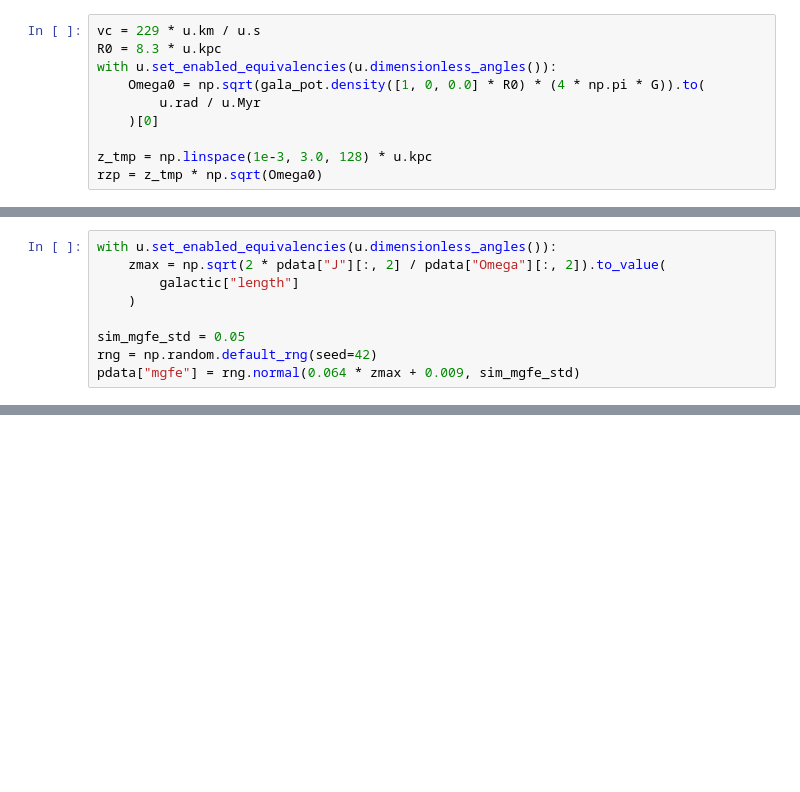
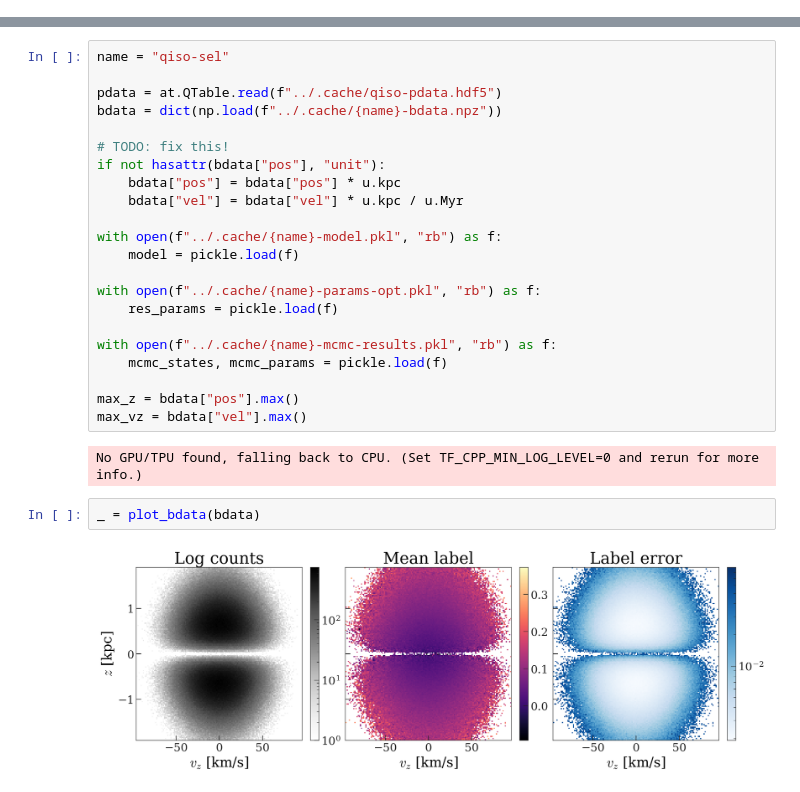
Before and after one commit to adrn/empirical-af, a Jupyter notebook: scripts/Figure-qIso-selection.ipynb, the cells around one changed output, grey strips where cells are left out. Cells and saved outputs as stored; diff of their text form; blank space fills up the shorter version.

Commit message:
qiso with selection function

```diff
--- a/scripts/Figure-qIso-selection.ipynb
+++ b/scripts/Figure-qIso-selection.ipynb
@@ -32,10 +0,0 @@ First: What do we expect for $e_2(\tilde{r}_z)$?
-# %%
-vc = 229 * u.km / u.s
-R0 = 8.3 * u.kpc
-with u.set_enabled_equivalencies(u.dimensionless_angles()):
-    Omega0 = np.sqrt(gala_pot.density([1, 0, 0.0] * R0) * (4 * np.pi * G)).to(
-        u.rad / u.Myr
-    )[0]
-
-z_tmp = np.linspace(1e-3, 3.0, 128) * u.kpc
-rzp = z_tmp * np.sqrt(Omega0)
@@ -74,9 +0,0 @@ pdata = at.QTable.read("../data/df-qiso.fits")
-# %%
-with u.set_enabled_equivalencies(u.dimensionless_angles()):
-    zmax = np.sqrt(2 * pdata["J"][:, 2] / pdata["Omega"][:, 2]).to_value(
-        galactic["length"]
-    )
-
-sim_mgfe_std = 0.05
-rng = np.random.default_rng(seed=42)
-pdata["mgfe"] = rng.normal(0.064 * zmax + 0.009, sim_mgfe_std)
@@ -799,0 +28,28 @@ Omega 0.07212745960947692
+# %%
+name = "qiso-sel"
+
+pdata = at.QTable.read(f"../.cache/qiso-pdata.hdf5")
+bdata = dict(np.load(f"../.cache/{name}-bdata.npz"))
+
+# TODO: fix this!
+if not hasattr(bdata["pos"], "unit"):
+    bdata["pos"] = bdata["pos"] * u.kpc
+    bdata["vel"] = bdata["vel"] * u.kpc / u.Myr
+
+with open(f"../.cache/{name}-model.pkl", "rb") as f:
+    model = pickle.load(f)
+
+with open(f"../.cache/{name}-params-opt.pkl", "rb") as f:
+    res_params = pickle.load(f)
+
+with open(f"../.cache/{name}-mcmc-results.pkl", "rb") as f:
+    mcmc_states, mcmc_params = pickle.load(f)
+
+max_z = bdata["pos"].max()
+max_vz = bdata["vel"].max()
+# %% [output]
+No GPU/TPU found, falling back to CPU. (Set TF_CPP_MIN_LOG_LEVEL=0 and rerun for more info.)
+# %%
+_ = plot_bdata(bdata)
+# %% [output]
+[figure, added]
```
Also changed, not shown: parts of 83 cells of this notebook, 2 other files.
